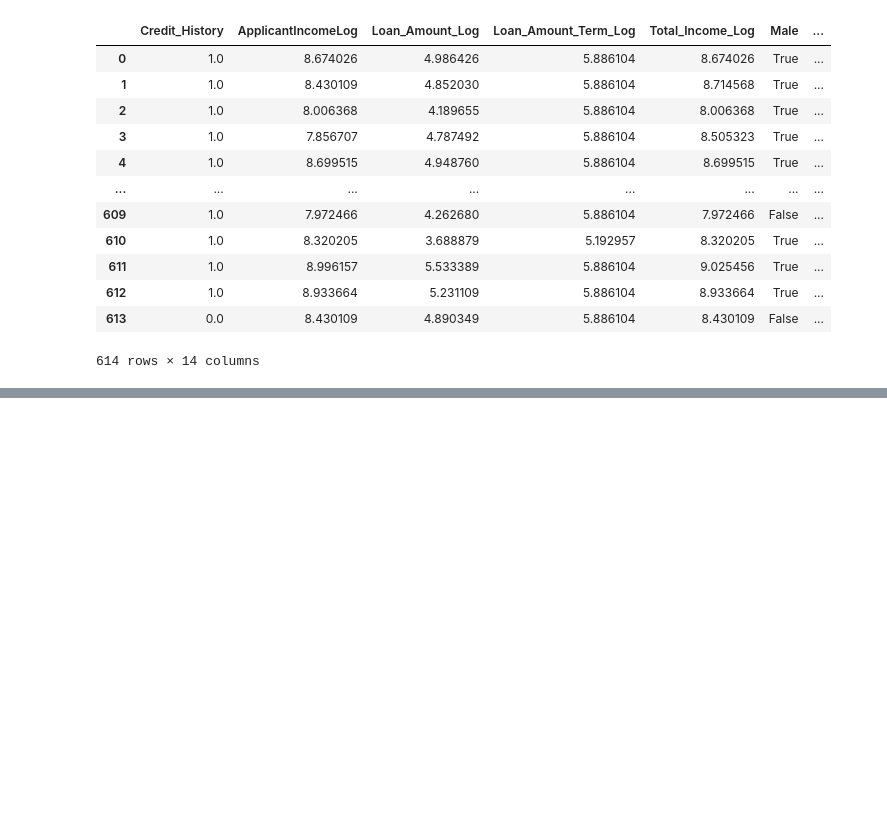
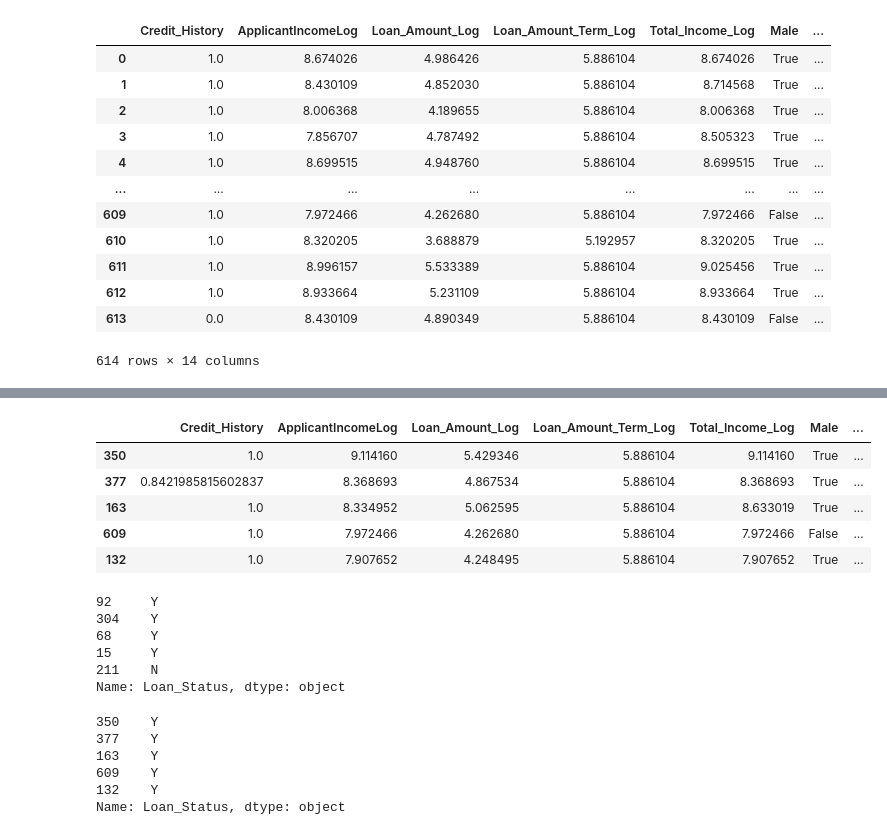
Before and after one commit to chetan-varma-1/AI-Powered-Loan-Eligibility-Advisor, a Jupyter notebook: Loan Prediction.ipynb, the cells around one changed output, grey strips where cells are left out. Drawn from its saved outputs; the diff is of its cells as text; code cells hidden in the pictures; blank space fills up the shorter version.

```diff
--- a/Loan Prediction.ipynb
+++ b/Loan Prediction.ipynb
@@ -760,0 +804,27 @@ x
+# %%
+x_test.head()
+# %% [output]
+|  | Credit_History | ApplicantIncomeLog | Loan_Amount_Log | Loan_Amount_Term_Log | Total_Income_Log | Male | ... |
+| 350 | 1.0 | 9.114160 | 5.429346 | 5.886104 | 9.114160 | True | ... |
+| 377 | 0.8421985815602837 | 8.368693 | 4.867534 | 5.886104 | 8.368693 | True | ... |
+| 163 | 1.0 | 8.334952 | 5.062595 | 5.886104 | 8.633019 | True | ... |
+| 609 | 1.0 | 7.972466 | 4.262680 | 5.886104 | 7.972466 | False | ... |
+| 132 | 1.0 | 7.907652 | 4.248495 | 5.886104 | 7.907652 | True | ... |
+# %%
+y_train.head()
+# %% [output]
+92     Y
+304    Y
+68     Y
+15     Y
+211    N
+Name: Loan_Status, dtype: object
+# %%
+y_test.head()
+# %% [output]
+350    Y
+377    Y
+163    Y
+609    Y
+132    Y
+Name: Loan_Status, dtype: object
```
Also changed, not shown: parts of 13 cells of this notebook, 1 other file.
